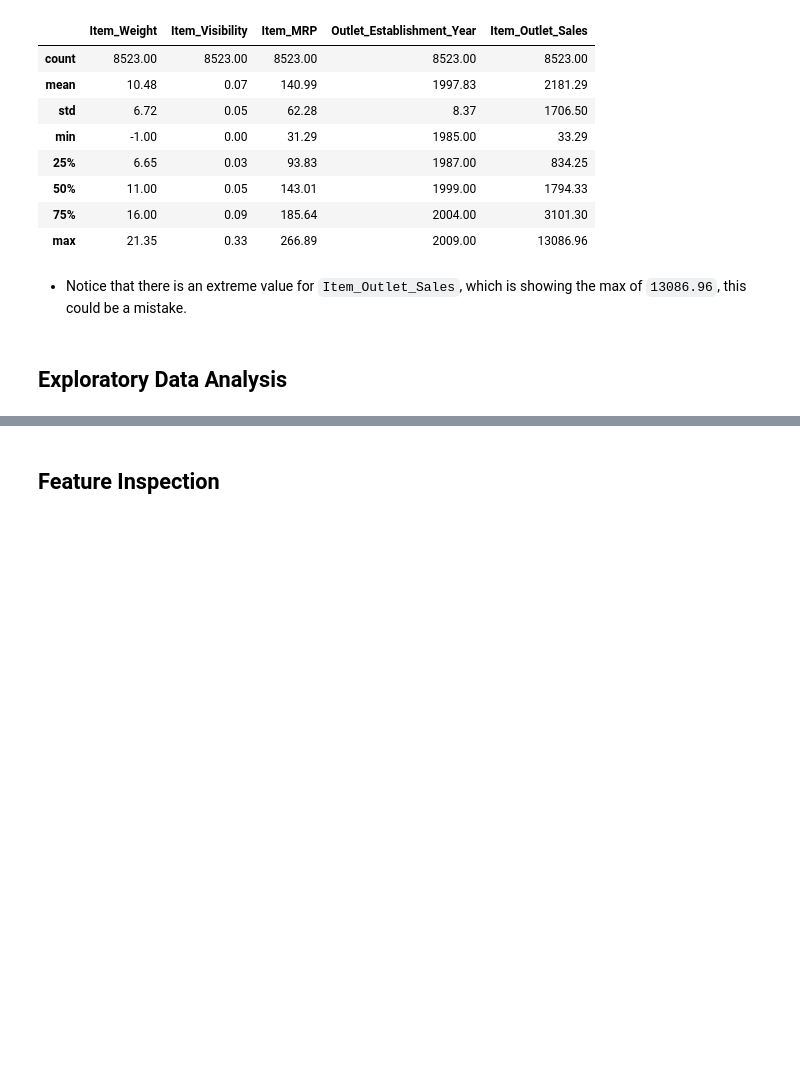
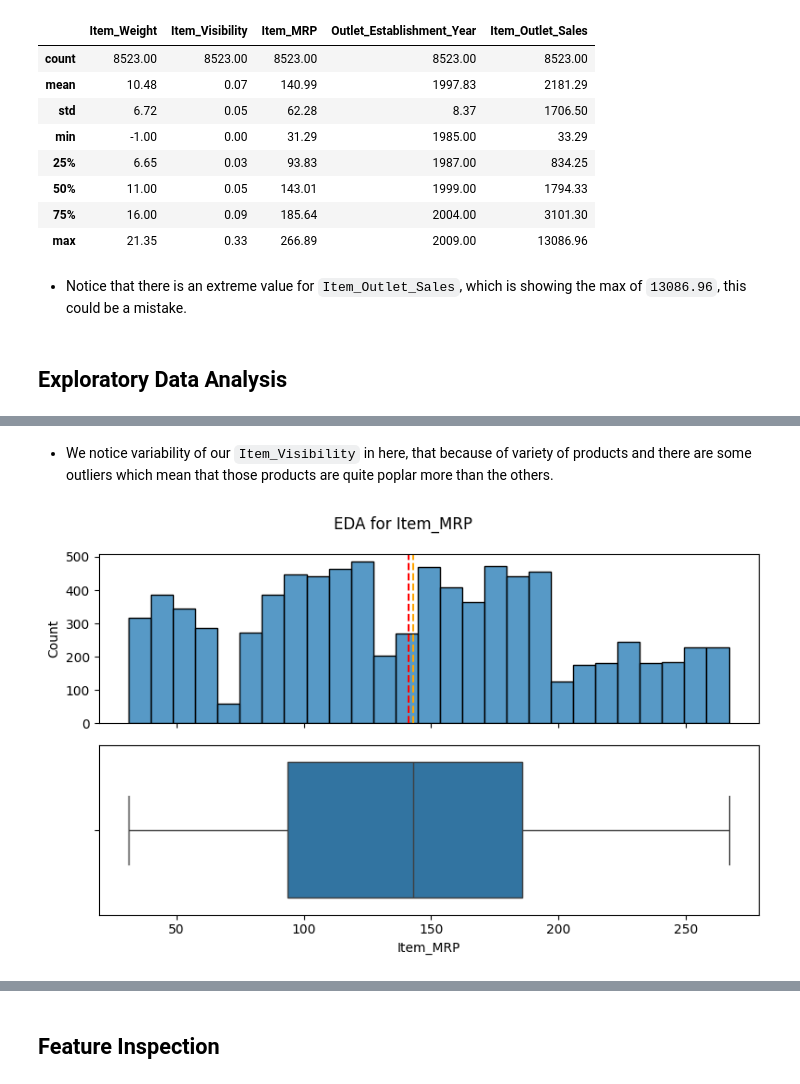
Before and after one commit to ali94an/Prediction-of-Product-Sales, a Jupyter notebook: Prediction_of_Product_Sales.ipynb, the cells around one changed output, grey strips where cells are left out. Drawn from its saved outputs; the diff is of its cells as text; code cells hidden in the pictures; blank space fills up the shorter version.

```diff
--- a/Prediction_of_Product_Sales.ipynb
+++ b/Prediction_of_Product_Sales.ipynb
@@ -234,0 +294,6 @@ df.describe().round(2)
+# %% [markdown]
+- We notice variability of our `Item_Visibility` in here, that because of variety of products and there are some outliers which mean that those products are quite poplar more than the others.
+# %%
+plot_numeric(df,'Item_MRP')
+# %% [output]
+[figure, added]
```
Also changed, not shown: parts of 29 cells of this notebook.
